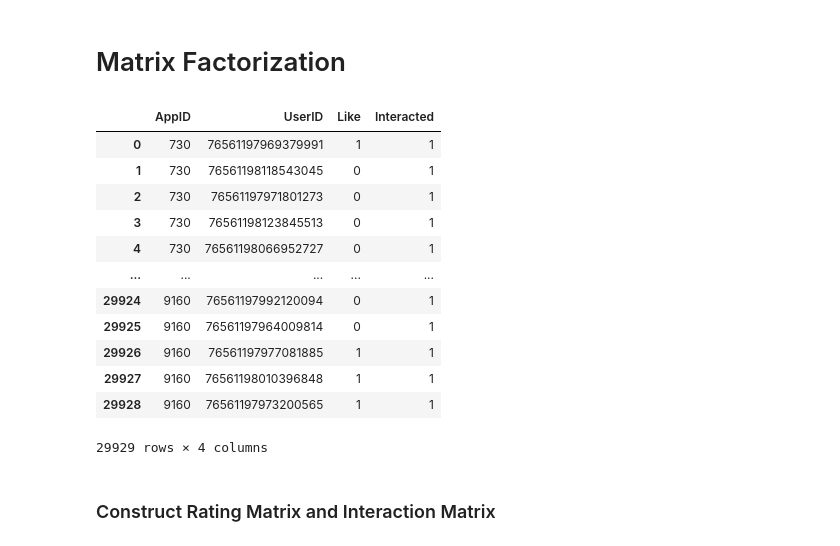
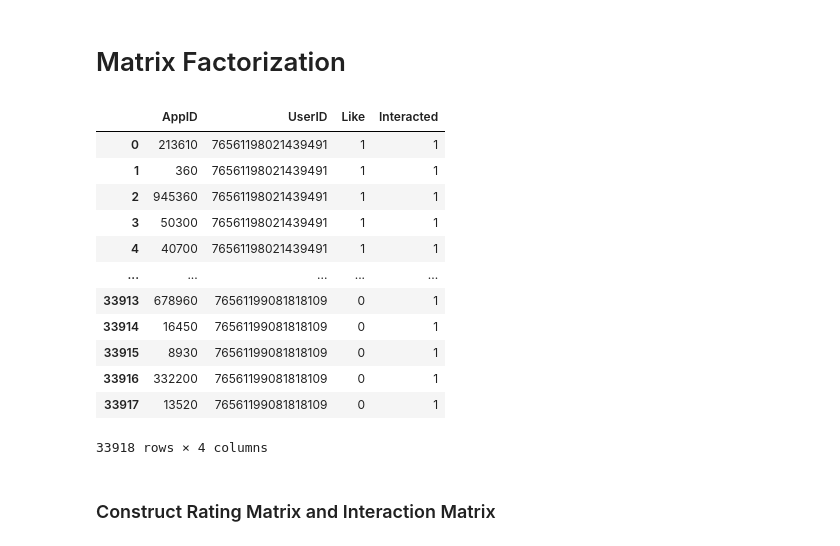
Before and after one commit to Albert40727/CL_HIAM, a Jupyter notebook: preprocess.ipynb, the cells around one changed output. Cells and saved outputs as stored; diff of their text form; code cells hidden in the pictures.

Commit message:
Change MF to train data only.

```diff
--- a/preprocess.ipynb
+++ b/preprocess.ipynb
@@ -620,24 +603,24 @@ torch.Size([20, 250, 768])
 # %% [markdown]
 # Matrix Factorization
 # %%
-mf_df = pd.read_pickle(r"../data/filtered_review_group.pkl")
+mf_df = pd.read_pickle(r"../data/train_df.pkl")
 mf_df = mf_df[['AppID', 'UserID', 'Like']]
 mf_df['Interacted'] = 1
 mf_df
 # %% [output]
 |  | AppID | UserID | Like | Interacted |
-| 0 | 730 | 76561197969379991 | 1 | 1 |
-| 1 | 730 | 76561198118543045 | 0 | 1 |
-| 2 | 730 | 76561197971801273 | 0 | 1 |
-| 3 | 730 | 76561198123845513 | 0 | 1 |
-| 4 | 730 | 76561198066952727 | 0 | 1 |
+| 0 | 213610 | 76561198021439491 | 1 | 1 |
+| 1 | 360 | 76561198021439491 | 1 | 1 |
+| 2 | 945360 | 76561198021439491 | 1 | 1 |
+| 3 | 50300 | 76561198021439491 | 1 | 1 |
+| 4 | 40700 | 76561198021439491 | 1 | 1 |
 | ... | ... | ... | ... | ... |
-| 29924 | 9160 | 76561197992120094 | 0 | 1 |
-| 29925 | 9160 | 76561197964009814 | 0 | 1 |
-| 29926 | 9160 | 76561197977081885 | 1 | 1 |
-| 29927 | 9160 | 76561198010396848 | 1 | 1 |
-| 29928 | 9160 | 76561197973200565 | 1 | 1 |
+| 33913 | 678960 | 76561199081818109 | 0 | 1 |
+| 33914 | 16450 | 76561199081818109 | 0 | 1 |
+| 33915 | 8930 | 76561199081818109 | 0 | 1 |
+| 33916 | 332200 | 76561199081818109 | 0 | 1 |
+| 33917 | 13520 | 76561199081818109 | 0 | 1 |
-29929 rows × 4 columns
+33918 rows × 4 columns
 # %%
 from sklearn.decomposition import NMF
 
```
Also changed, not shown: parts of 5 cells of this notebook.
